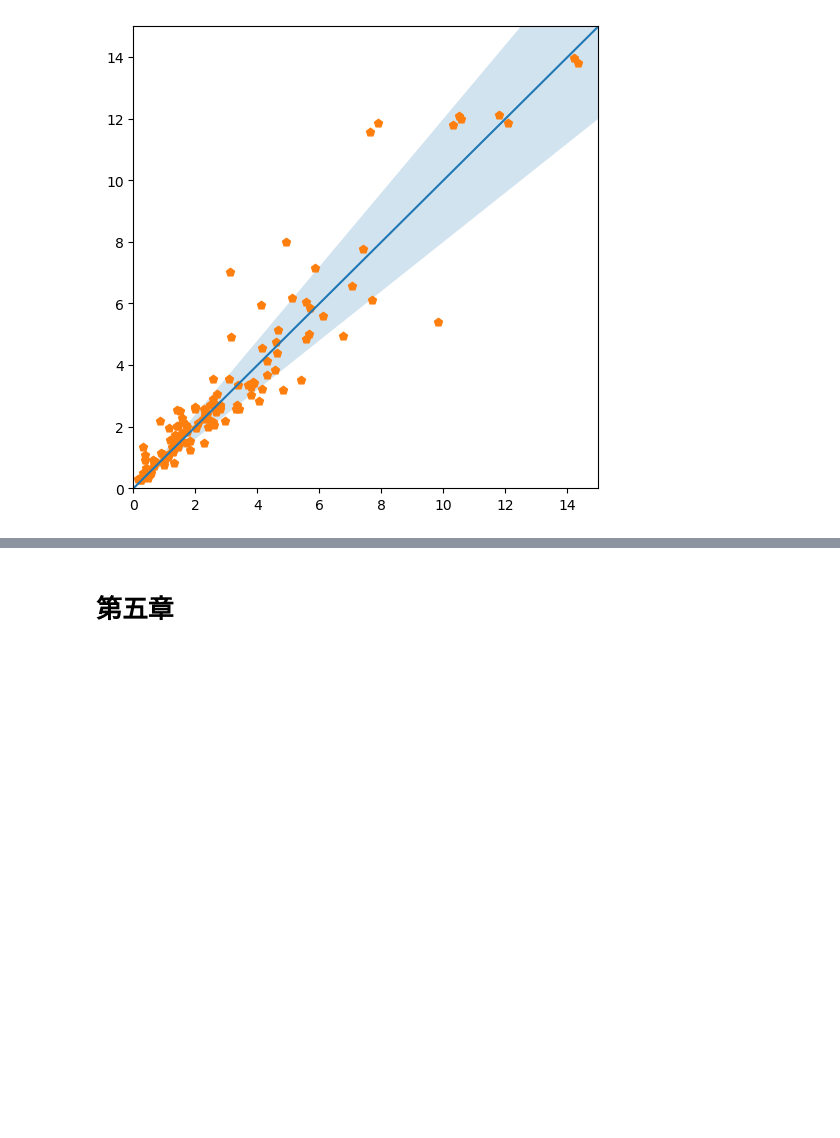
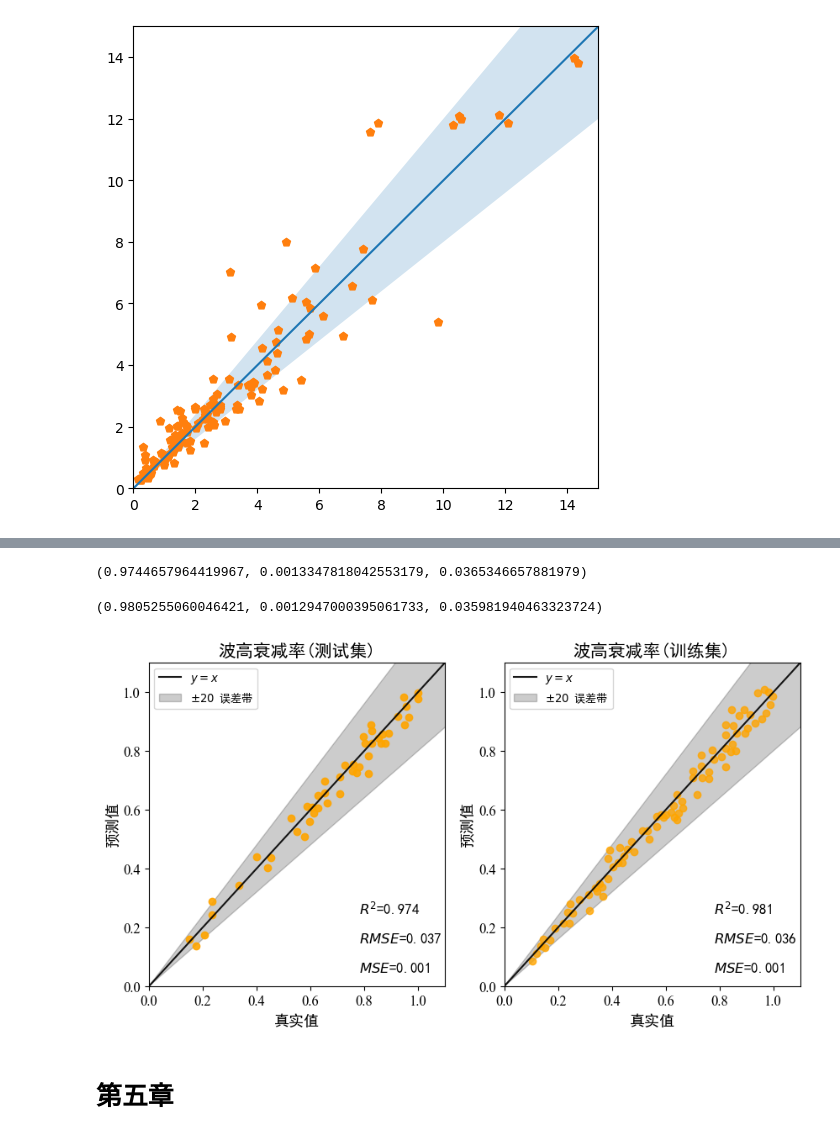
Before and after one commit to jackyvava/CodeWaveVegetation, a Jupyter notebook: code.ipynb, the cells around one changed output, grey strips where cells are left out. Saved outputs shown, nothing was run; the diff lists cells and outputs as text; code cells hidden in the pictures; blank space fills up the shorter version.

```diff
--- a/code.ipynb
+++ b/code.ipynb
@@ -2318,0 +2324,3 @@ plt.ylim(0,15)
+# %%
+data = pd.read_csv("论文数据/第四章/波浪衰减_改.csv")
+data
@@ -2319,3 +2351,61 @@ plt.ylim(0,15)
+# %%
+r_test = r2_score(real_test, predict_test)
+mse_test = mean_squared_error(real_test, predict_test)
+rmse_test = np.sqrt(mse_test)
+r_test,mse_test,rmse_test
+# %% [output]
+(0.9744657964419967, 0.0013347818042553179, 0.0365346657881979)
+# %%
+r_train = r2_score(real_train, predict_train)
+mse_train = mean_squared_error(real_train, predict_train)
+rmse_train = np.sqrt(mse_train)
+r_train,mse_train,rmse_train
+# %% [output]
+(0.9805255060046421, 0.0012947000395061733, 0.035981940463323724)
+# %%
+x = np.linspace(0, 40, 200)
+y = x
+error = 0.2 * y
+# %%
+plt.figure(num=1,figsize = (10,5), facecolor=None)
+
+plt.subplot(121)
+
+plt.plot(x, y, label='$y = x$',color='k',alpha=0.9)
+plt.fill_between(x, y - error, y + error, color = 'k', alpha=0.2,label='$±20%$ 误差带')
+plt.scatter(real_test, predict_test,color='orange', marker='o',alpha=0.9)
+plt.legend(fontsize=9.5,loc='upper left',)
+plt.xlim(0,1.1)
+plt.ylim(0,1.1)
+
+plt.xticks(np.arange(0, 1.1, .2),fontproperties = 'Times New Roman',size = 12)
+plt.yticks(np.arange(0, 1.1, .2),fontproperties = 'Times New Roman',size = 12)
+plt.xlabel('真实值', fontsize=13)
+plt.ylabel('预测值', fontsize=13)
+plt.title('波高衰减率(测试集)', fontsize=15)
+plt.text(0.78,0.05,'$R^2$=%.3f\n\n$RMSE$=%.3f\n\n$MSE$=%.3f'%(r_test,rmse_test,mse_test),fontsize=12)
+
+
+
+plt.subplot(122)
+
+plt.plot(x, y, label='$y = x$',color='k',alpha=0.9)
+plt.fill_between(x, y - error, y + error, color = 'k', alpha=0.2,label='$±20%$ 误差带')
+plt.scatter(real_train, predict_train,color='orange', marker='o',alpha=0.8)
+plt.legend(fontsize=9.5,loc='upper left',)
+plt.xlim(0,1.1)
+plt.ylim(0,1.1)
+
+plt.xticks(np.arange(0, 1.1, .2),fontproperties = 'Times New Roman',size = 12)
+plt.yticks(np.arange(0, 1.1, .2),fontproperties = 'Times New Roman',size = 12)
+plt.xlabel('真实值', fontsize=13)
+plt.ylabel('预测值', fontsize=13)
+plt.title('波高衰减率(训练集)', fontsize=15)
+plt.text(0.78,0.05,'$R^2$=%.3f\n\n$RMSE$=%.3f\n\n$MSE$=%.3f'%(r_train,rmse_train,mse_train),fontsize=12)
+
+plt.savefig('图片/第四章/波高衰减率_改.png',dpi=500,bbox_inches='tight')
+# %% [output]
+[figure, added]
 # %% [markdown]
 # 第五章
 # %% [markdown]
```
Also changed, not shown: parts of 12 cells of this notebook, 4 other files.
